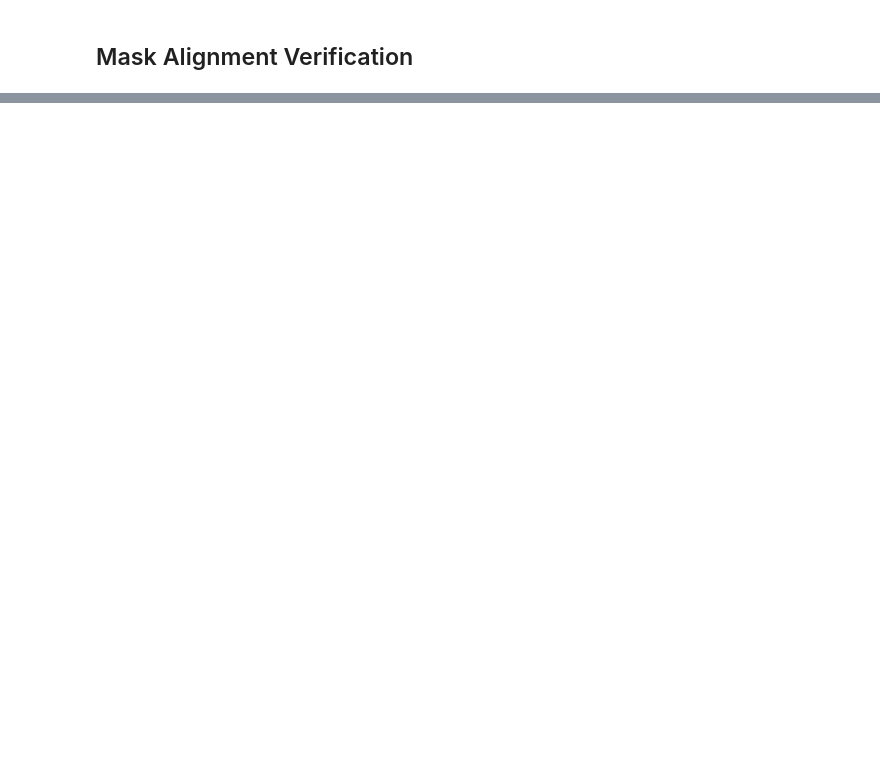
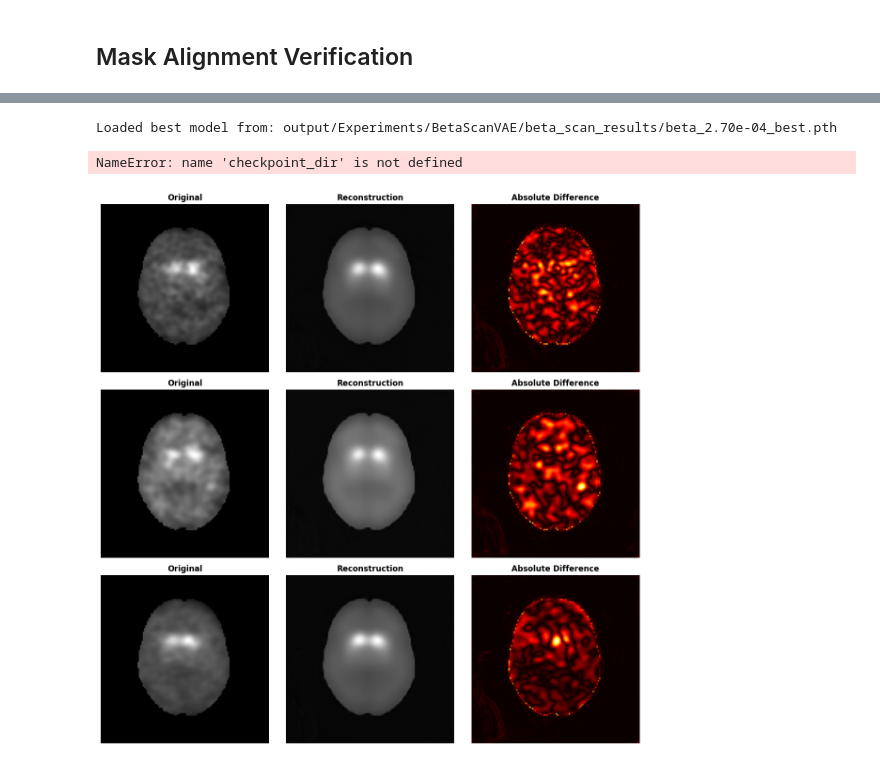
Before and after one commit to figoo210/unsupervised-parkinsons-imaging, a Jupyter notebook: 4.2_beta_scan_vae_training_v2.ipynb, the cells around one changed output, grey strips where cells are left out. Saved outputs shown, nothing was run; the diff lists cells and outputs as text; code cells hidden in the pictures; blank space fills up the shorter version.

```diff
--- a/4.2_beta_scan_vae_training_v2.ipynb
+++ b/4.2_beta_scan_vae_training_v2.ipynb
@@ -616,0 +911,59 @@ print("\nCheck if mask aligns properly with brain structures (no flipping)")
+# %%
+# Load best model from current beta
+best_model = build_vae_model(latent_dim=latent_dim)
+best_model_path = os.path.join(beta_scan_dir, f"beta_{current_beta:.2e}_best.pth")
+if os.path.exists(best_model_path):
+    best_model.load_state_dict(torch.load(best_model_path))
+    print(f"Loaded best model from: {best_model_path}")
+else:
+    print("Best model not found, using current model")
+    best_model = model
+
+best_model.eval()
+
+# Get sample data
+num_samples = 3
+sample_batch = next(iter(val_loader))
+sample_data = sample_batch['volume'][:num_samples].to(device)
+
+# Generate reconstructions
+with torch.no_grad():
+    recons, _, _ = best_model(sample_data)
+
+# Visualization
+fig, axes = plt.subplots(num_samples, 3, figsize=(12, 4*num_samples))
+if num_samples == 1:
+    axes = axes.reshape(1, -1)
+
+for i in range(num_samples):
+    # Extract middle slices
+    orig = sample_data[i, 0].cpu().numpy()
+    recon = recons[i, 0].cpu().numpy()
+    diff = np.abs(orig - recon)
+
+    mid_slice = orig.shape[0] // 2
+
+    # Original
+    axes[i, 0].imshow(orig[mid_slice], cmap='gray')
+    axes[i, 0].set_title('Original', fontweight='bold')
+    axes[i, 0].axis('off')
+
+    # Reconstruction
+    axes[i, 1].imshow(recon[mid_slice], cmap='gray')
+    axes[i, 1].set_title('Reconstruction', fontweight='bold')
+    axes[i, 1].axis('off')
+
+    # Difference
+    axes[i, 2].imshow(diff[mid_slice], cmap='hot')
+    axes[i, 2].set_title('Absolute Difference', fontweight='bold')
+    axes[i, 2].axis('off')
+
+plt.tight_layout()
+recon_path = os.path.join(checkpoint_dir, f"reconstructions_beta_{current_beta:.2e}.png")
+plt.savefig(recon_path, dpi=150, bbox_inches='tight')
+plt.show()
+print(f"✓ Reconstructions saved: {recon_path}")
+# %% [output]
+Loaded best model from: output/Experiments/BetaScanVAE/beta_scan_results/beta_2.70e-04_best.pth
+NameError: name 'checkpoint_dir' is not defined
+[figure, added]
```
Also changed, not shown: parts of 19 cells of this notebook, 1 other file.
